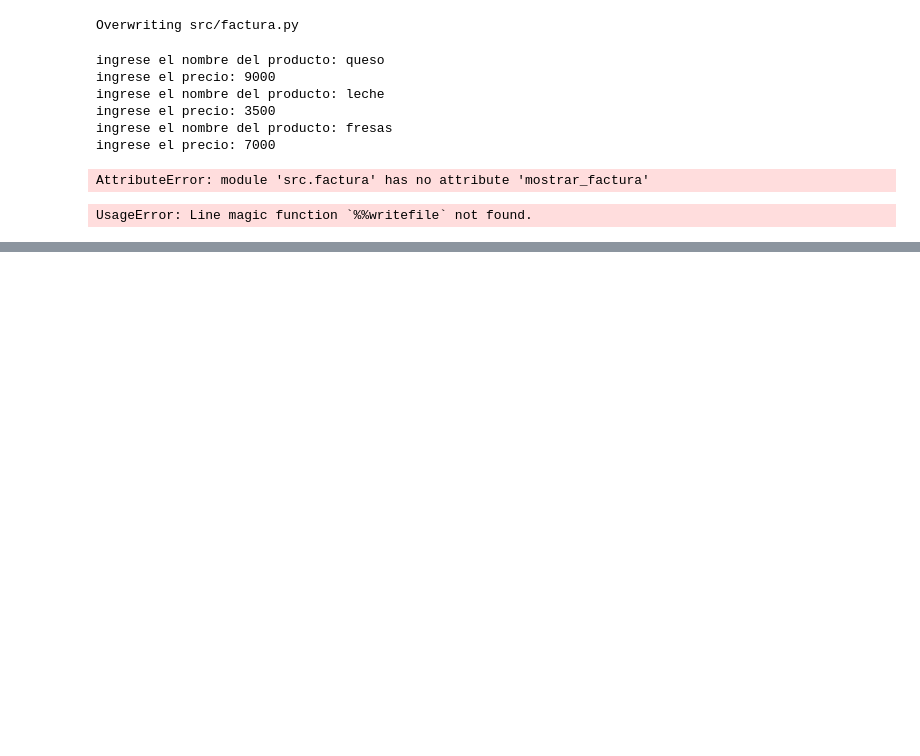
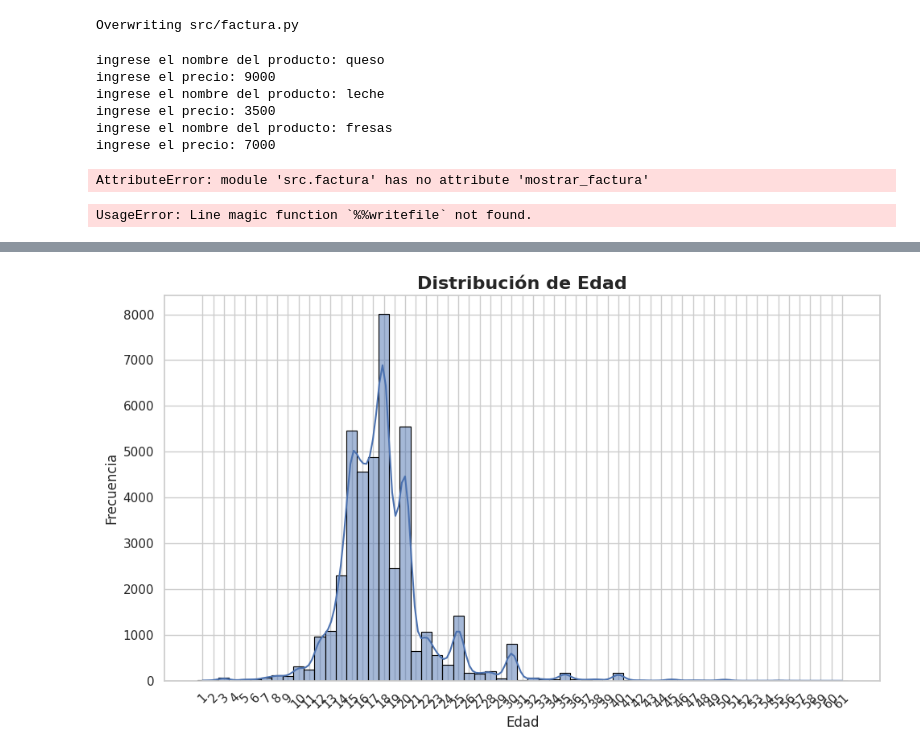
Before and after one commit to joseydyrueda-code/programacion1, a Jupyter notebook: Untitled4.ipynb, the cells around one changed output, grey strips where cells are left out. Cells and saved outputs as stored; diff of their text form; code cells hidden in the pictures; blank space fills up the shorter version.

```diff
--- a/Untitled4.ipynb
+++ b/Untitled4.ipynb
@@ -1628,0 +1898,34 @@ UsageError: Line magic function `%%writefile` not found.
+# %%
+import seaborn as sns
+import matplotlib.pyplot as plt
+import numpy as np
+
+# Datos limpios
+edades = tabla_alcohol1['edad'].dropna()
+
+# Estilo general
+sns.set(style="whitegrid")
+
+# Crear bins de 1 en 1
+bins = np.arange(edades.min(), edades.max() + 2) - 0.5
+
+plt.figure(figsize=(10,6))
+
+sns.histplot(
+    edades,
+    bins=bins,
+    color="#4C72B0",   # azul suave
+    edgecolor="black",
+    kde=True           # curva de densidad
+)
+
+plt.title('Distribución de Edad', fontsize=16, weight='bold')
+plt.xlabel('Edad', fontsize=12)
+plt.ylabel('Frecuencia', fontsize=12)
+
+plt.xticks(np.arange(edades.min(), edades.max()+1, 1), rotation=45)
+
+plt.tight_layout()
+plt.show()
+# %% [output]
+[figure, added]
```
Also changed, not shown: parts of 29 cells of this notebook.
